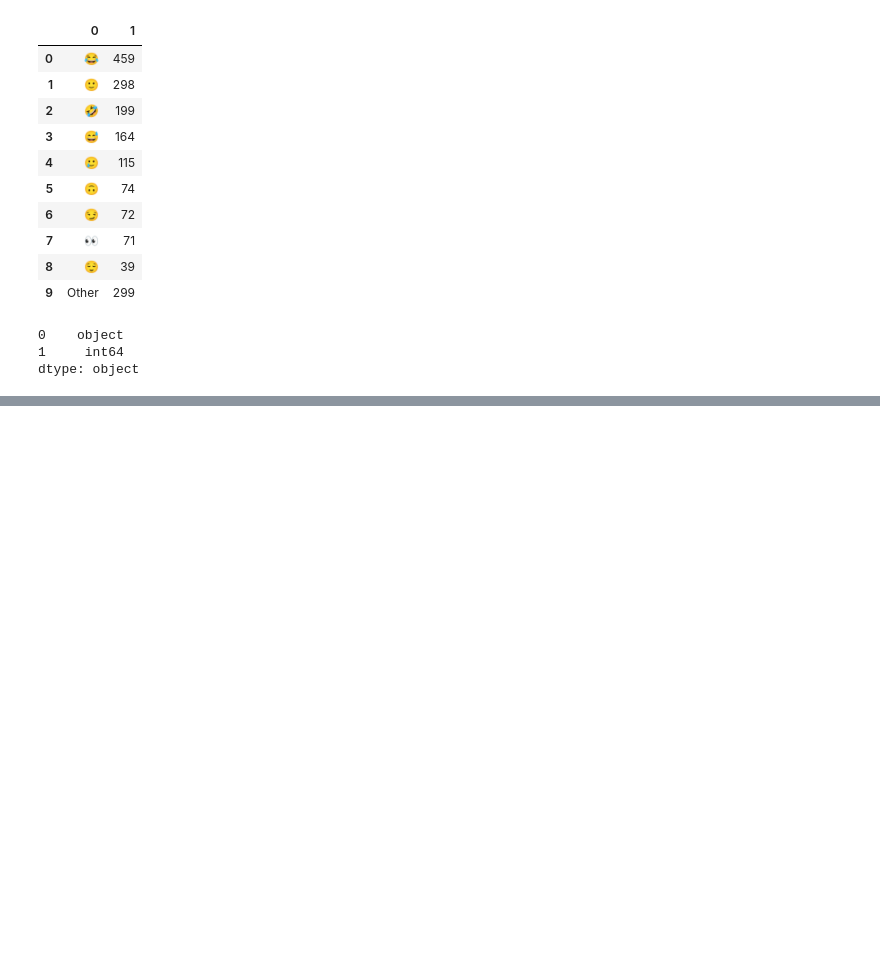
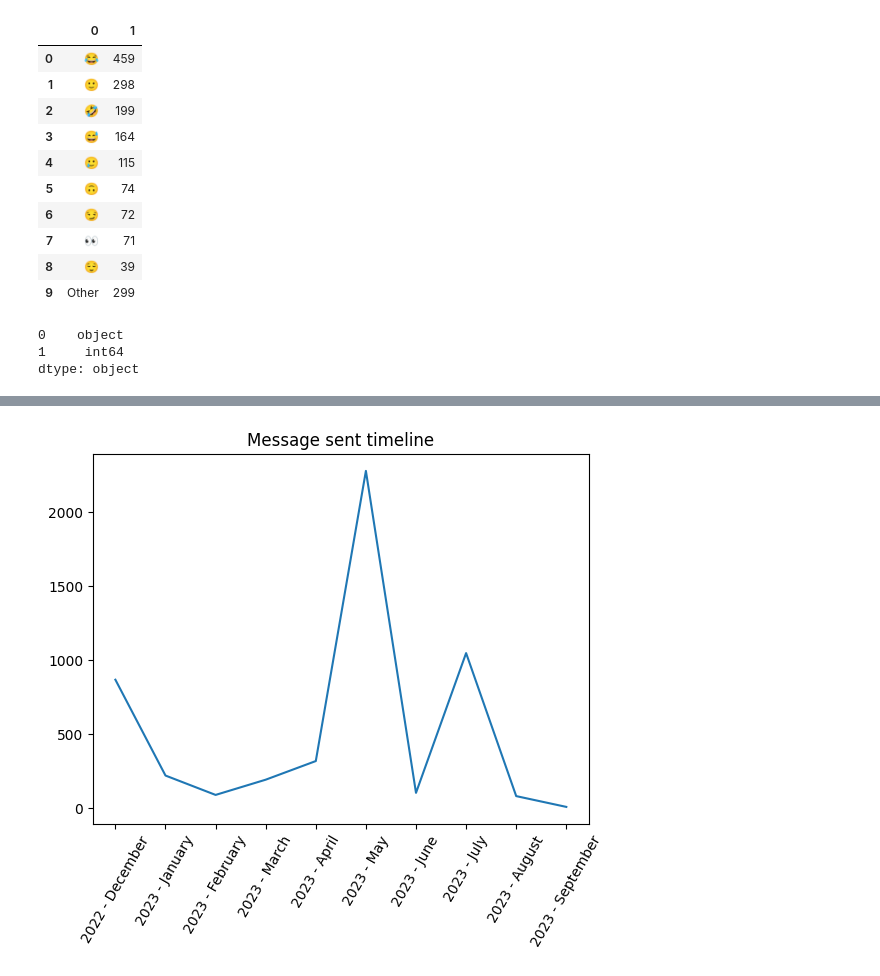
Before and after one commit to mr-ayush-agrawal/WhatsApp_Chat_Analyser, a Jupyter notebook: Analysing.ipynb, the cells around one changed output, grey strips where cells are left out. Saved outputs shown, nothing was run; the diff lists cells and outputs as text; code cells hidden in the pictures; blank space fills up the shorter version.

Commit message:
Message timeline Analysis

```diff
--- a/Analysing.ipynb
+++ b/Analysing.ipynb
@@ -192,0 +211,7 @@ dtype: object
+# %%
+timeline = Data.groupby(['Year','Month']).count()['Message'].reset_index()
+month_order = {'January':1,'February':2,'March':3,'April':4,'May':5,'June':6,'July':7,'August':8,'September':9,'October':10,'November':11,'December':12}
+timeline['Month_num'] = timeline.Month.map(month_order)
+timeline.sort_values(by=['Year','Month_num'],inplace=True)
+timeline.reset_index(inplace=True,drop=True)
+timeline
@@ -192,0 +230,6 @@ dtype: object
+# %%
+time = []
+for i in range(timeline.shape[0]):
+    time.append(str(timeline.Year.iloc[i])+" - "+str(timeline.Month.iloc[i]))
+timeline['Time'] = time
+timeline
@@ -192,0 +248,7 @@ dtype: object
+# %%
+plt.plot(timeline.Time, timeline.Message)
+plt.xticks(rotation= 60)
+plt.title("Message sent timeline")
+plt.show()
+# %% [output]
+[figure, added]
```
Also changed, not shown: parts of 4 cells of this notebook.
